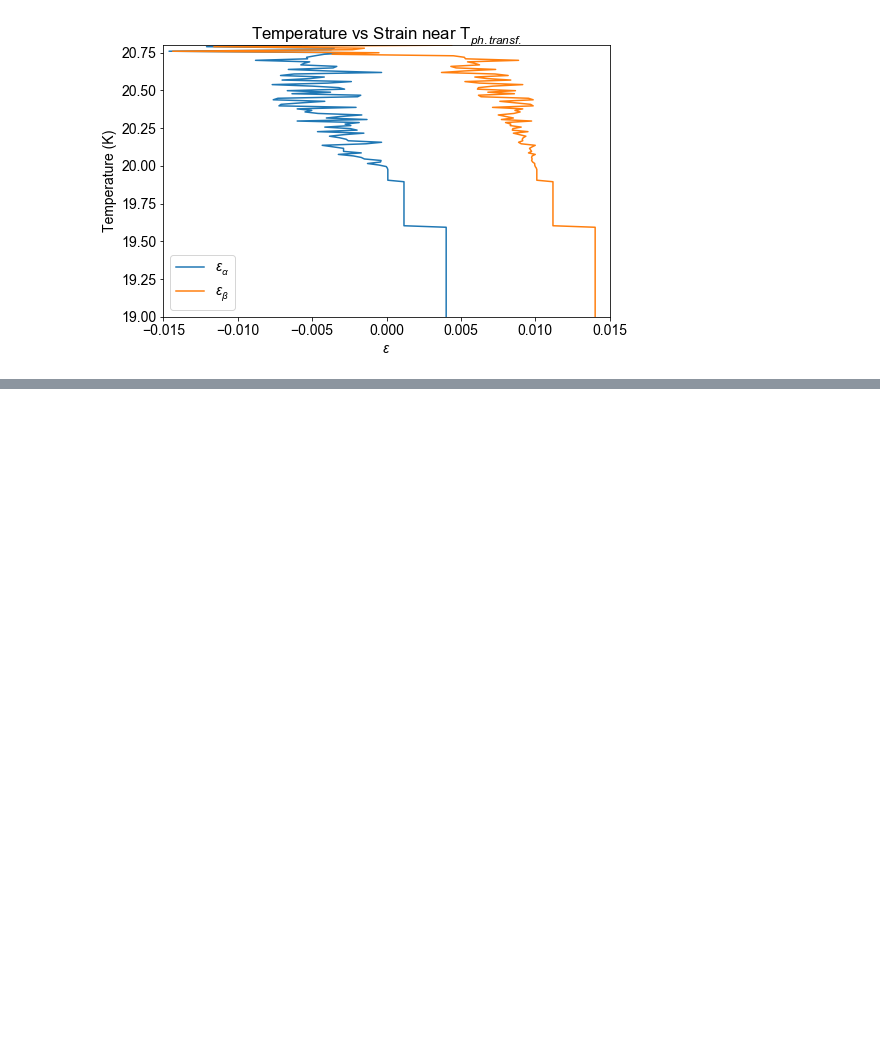
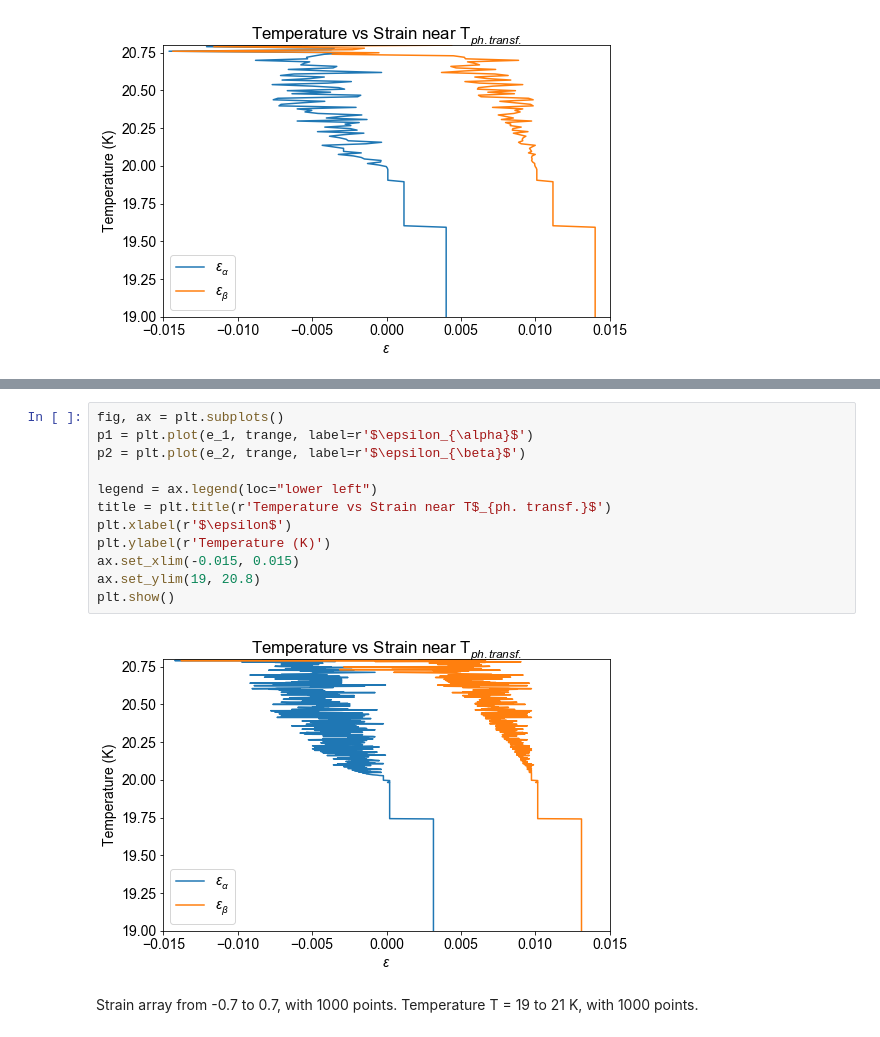
Before and after one commit to adelaiden/enma-660, a Jupyter notebook: Common Tangent.ipynb, the cells around one changed output, grey strips where cells are left out. Drawn from its saved outputs; the diff is of its cells as text; blank space fills up the shorter version.

```diff
--- a/Common Tangent.ipynb
+++ b/Common Tangent.ipynb
@@ -185,0 +255,16 @@ t1_star-t2_star
+# %%
+fig, ax = plt.subplots()
+p1 = plt.plot(e_1, trange, label=r'$\epsilon_{\alpha}$')
+p2 = plt.plot(e_2, trange, label=r'$\epsilon_{\beta}$')
+
+legend = ax.legend(loc="lower left")
+title = plt.title(r'Temperature vs Strain near T$_{ph. transf.}$')
+plt.xlabel(r'$\epsilon$')
+plt.ylabel(r'Temperature (K)')
+ax.set_xlim(-0.015, 0.015)
+ax.set_ylim(19, 20.8)
+plt.show()
+# %% [output]
+[figure, added]
+# %% [markdown]
+Strain array from -0.7 to 0.7, with 1000 points. Temperature T = 19 to 21 K, with 1000 points.
```
Also changed, not shown: parts of 22 cells of this notebook.
